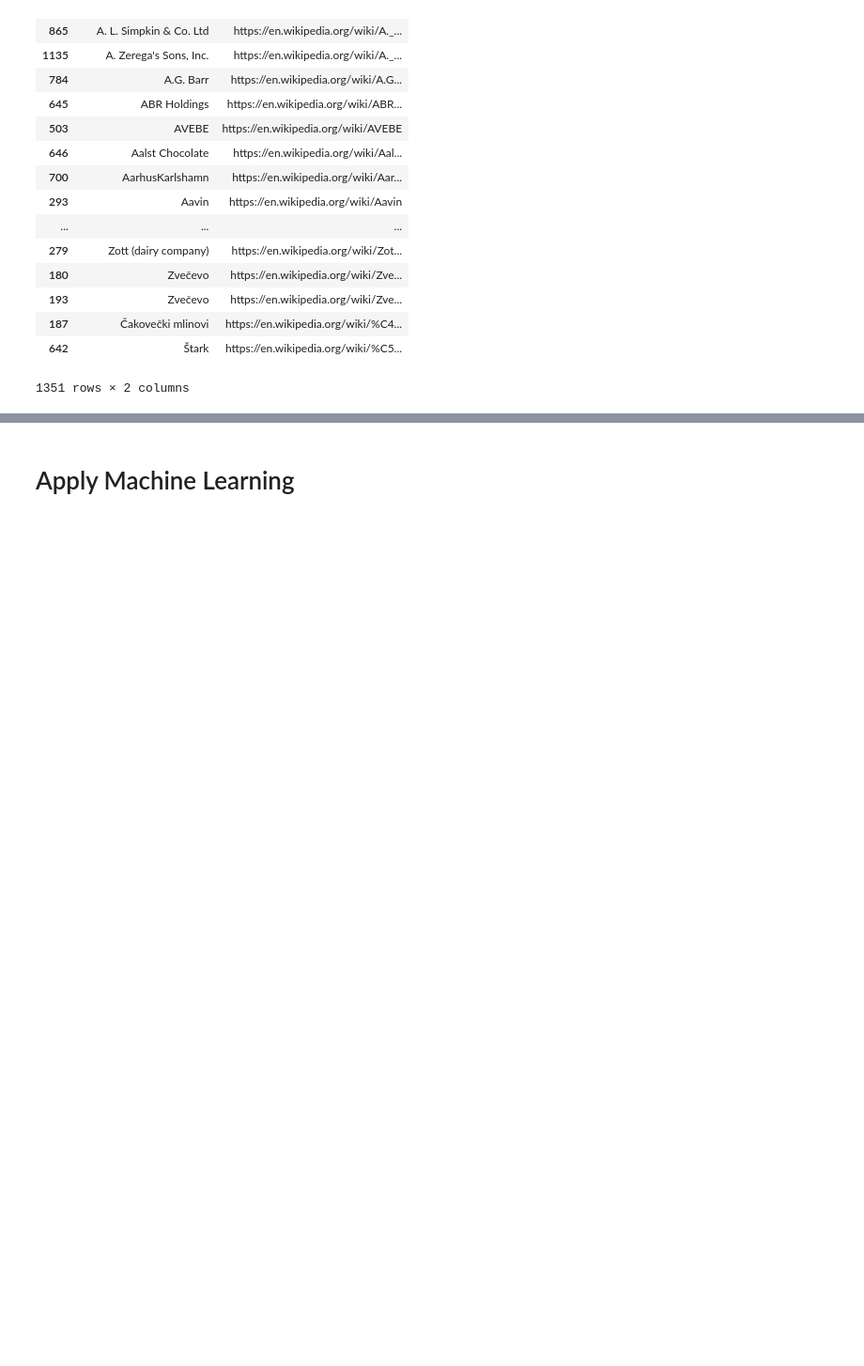
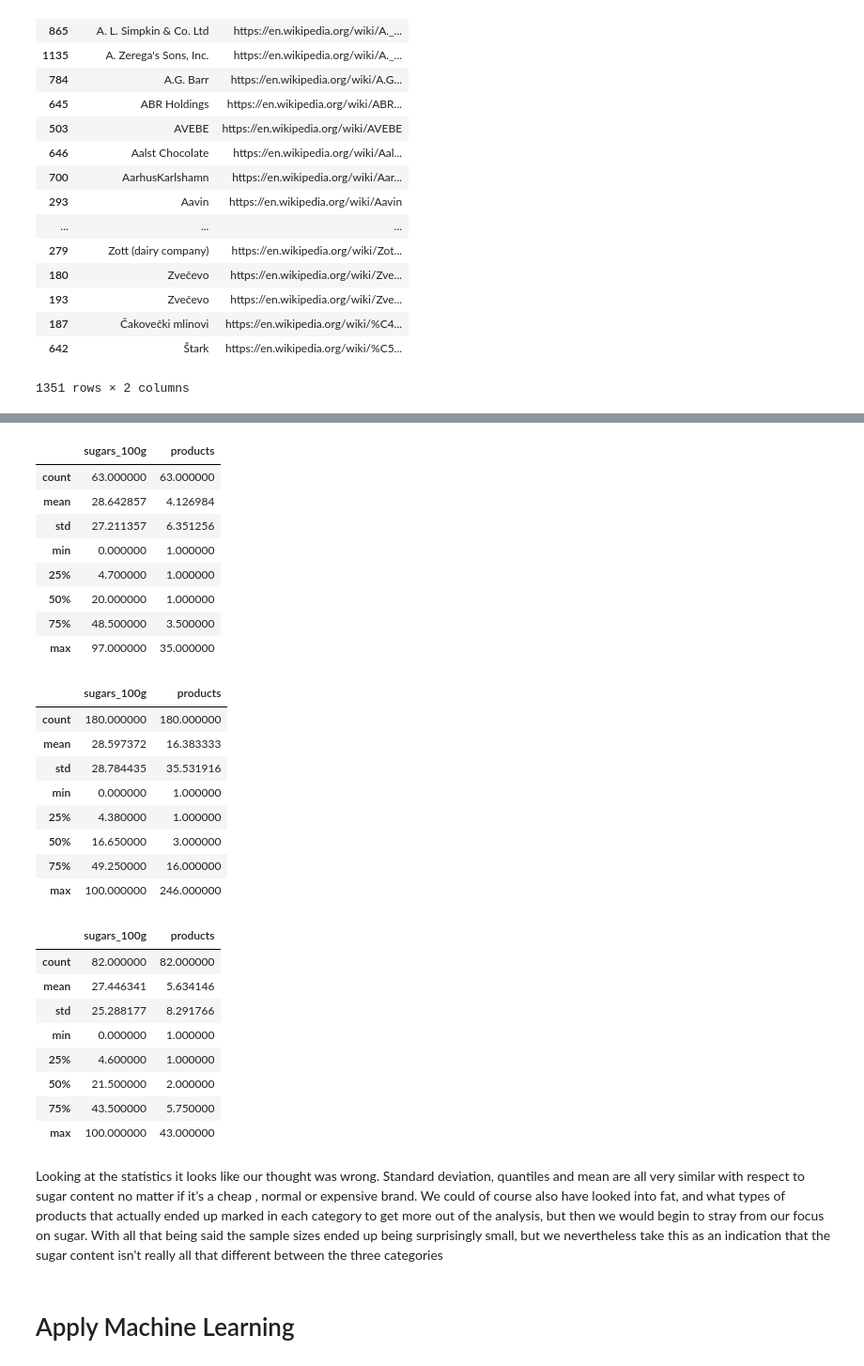
Before and after one commit to esamosenok/ADA_Project_2018, a Jupyter notebook: openfoodfacts_milestone2.ipynb, the cells around one changed output, grey strips where cells are left out. Shown at 94% size. Cells and saved outputs as stored; diff of their text form; code cells hidden in the pictures; blank space fills up the shorter version.

```diff
--- a/openfoodfacts_milestone2.ipynb
+++ b/openfoodfacts_milestone2.ipynb
@@ -1747,3 +1767,37 @@ plt.show()
+# %%
+display(locost.describe())
+display(norm.describe())
+display(bio.describe())
+# %% [output]
+|  | sugars_100g | products |
+| count | 63.000000 | 63.000000 |
+| mean | 28.642857 | 4.126984 |
+| std | 27.211357 | 6.351256 |
+| min | 0.000000 | 1.000000 |
+| 25% | 4.700000 | 1.000000 |
+| 50% | 20.000000 | 1.000000 |
+| 75% | 48.500000 | 3.500000 |
+| max | 97.000000 | 35.000000 |
+|  | sugars_100g | products |
+| count | 180.000000 | 180.000000 |
+| mean | 28.597372 | 16.383333 |
+| std | 28.784435 | 35.531916 |
+| min | 0.000000 | 1.000000 |
+| 25% | 4.380000 | 1.000000 |
+| 50% | 16.650000 | 3.000000 |
+| 75% | 49.250000 | 16.000000 |
+| max | 100.000000 | 246.000000 |
+|  | sugars_100g | products |
+| count | 82.000000 | 82.000000 |
+| mean | 27.446341 | 5.634146 |
+| std | 25.288177 | 8.291766 |
+| min | 0.000000 | 1.000000 |
+| 25% | 4.600000 | 1.000000 |
+| 50% | 21.500000 | 2.000000 |
+| 75% | 43.500000 | 5.750000 |
+| max | 100.000000 | 43.000000 |
+# %% [markdown]
+Looking at the statistics it looks like our thought was wrong. Standard deviation, quantiles and mean are all very similar with respect to sugar content no matter if it's a cheap , normal or expensive brand. We could of course also have looked into fat, and what types of products that actually ended up marked in each category to get more out of the analysis, but then we would begin to stray from our focus on sugar. With all that being said the sample sizes ended up being surprisingly small, but we nevertheless take this as an indication that the sugar content isn't really all that different between the three categories
 # %% [markdown]
 # Apply Machine Learning
 # %% [markdown]
```
Also changed, not shown: parts of 4 cells of this notebook.
